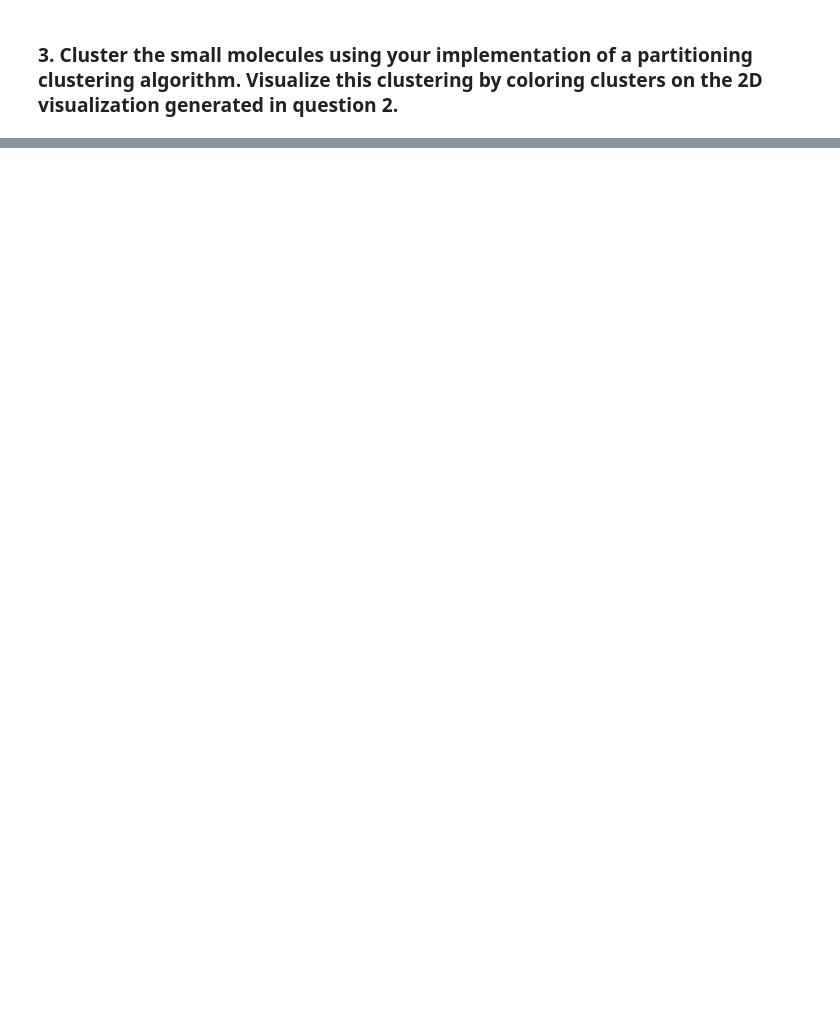
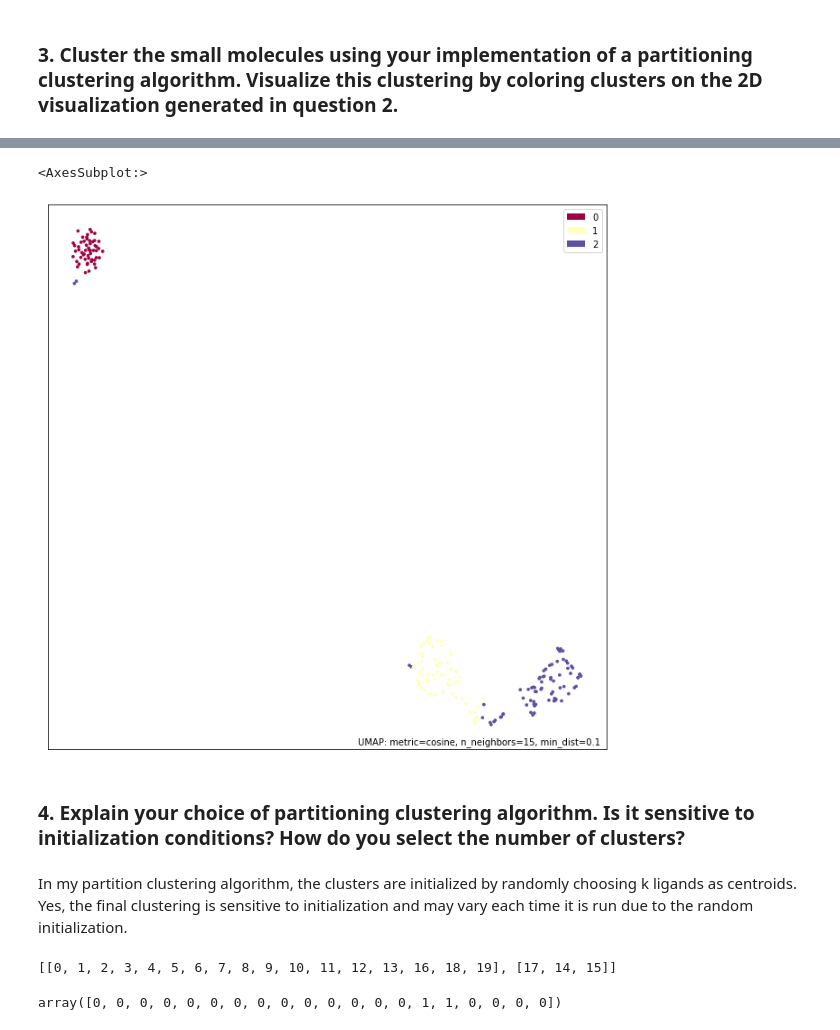
Before and after one commit to maggietsui/Project2, a Jupyter notebook: Untitled.ipynb, the cells around one changed output, grey strips where cells are left out. Cells and saved outputs as stored; diff of their text form; code cells hidden in the pictures; blank space fills up the shorter version.

```diff
--- a/Untitled.ipynb
+++ b/Untitled.ipynb
@@ -680,0 +527,3 @@ hc =
+# %%
+import sklearn.cluster as cluster
+kmeans_labels = cluster.KMeans(n_clusters=3).fit_predict(factor_matrix)
@@ -680,0 +543,15 @@ hc =
+# %%
+umap.plot.points(mapper, kmeans_labels)
+# %% [output]
+<AxesSubplot:>
+[figure, added]
+# %% [markdown]
+### 4. Explain your choice of partitioning clustering algorithm. Is it sensitive to initialization conditions? How do you select the number of clusters?
+# %% [markdown]
+In my partition clustering algorithm, the clusters are initialized by randomly choosing k ligands as centroids. Yes, the final clustering is sensitive to initialization and may vary each time it is run due to the random initialization.
+# %%
+ligands = pc.get_ligands(20)
+clusters_pc = pc.cluster(ligands, k=2)
+clusters_pc
+# %% [output]
+[[0, 1, 2, 3, 4, 5, 6, 7, 8, 9, 10, 11, 12, 13, 16, 18, 19], [17, 14, 15]]
@@ -680,0 +570,4 @@ hc =
+# %%
+a
+# %% [output]
+array([0, 0, 0, 0, 0, 0, 0, 0, 0, 0, 0, 0, 0, 0, 1, 1, 0, 0, 0, 0])
```
Also changed, not shown: parts of 71 cells of this notebook.
